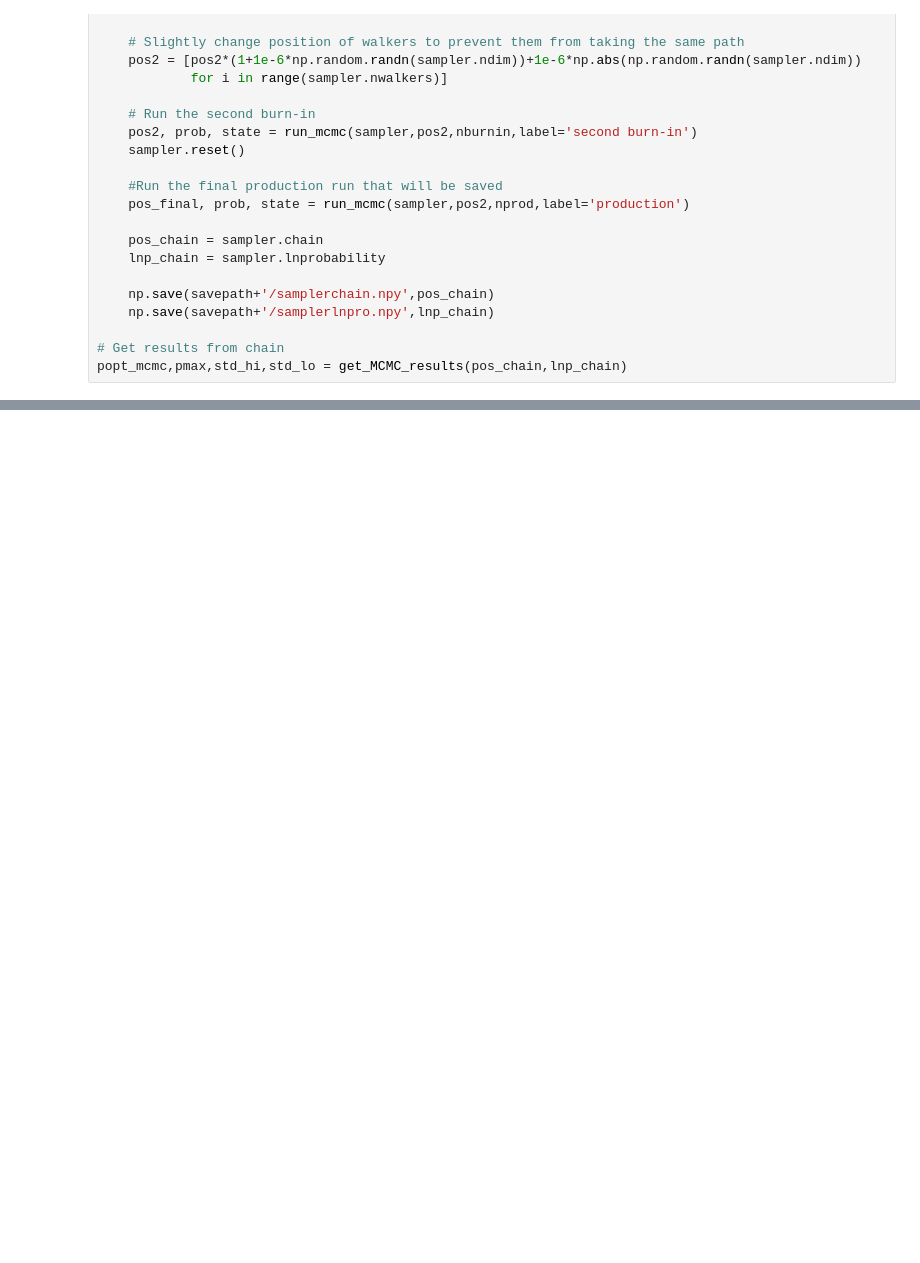
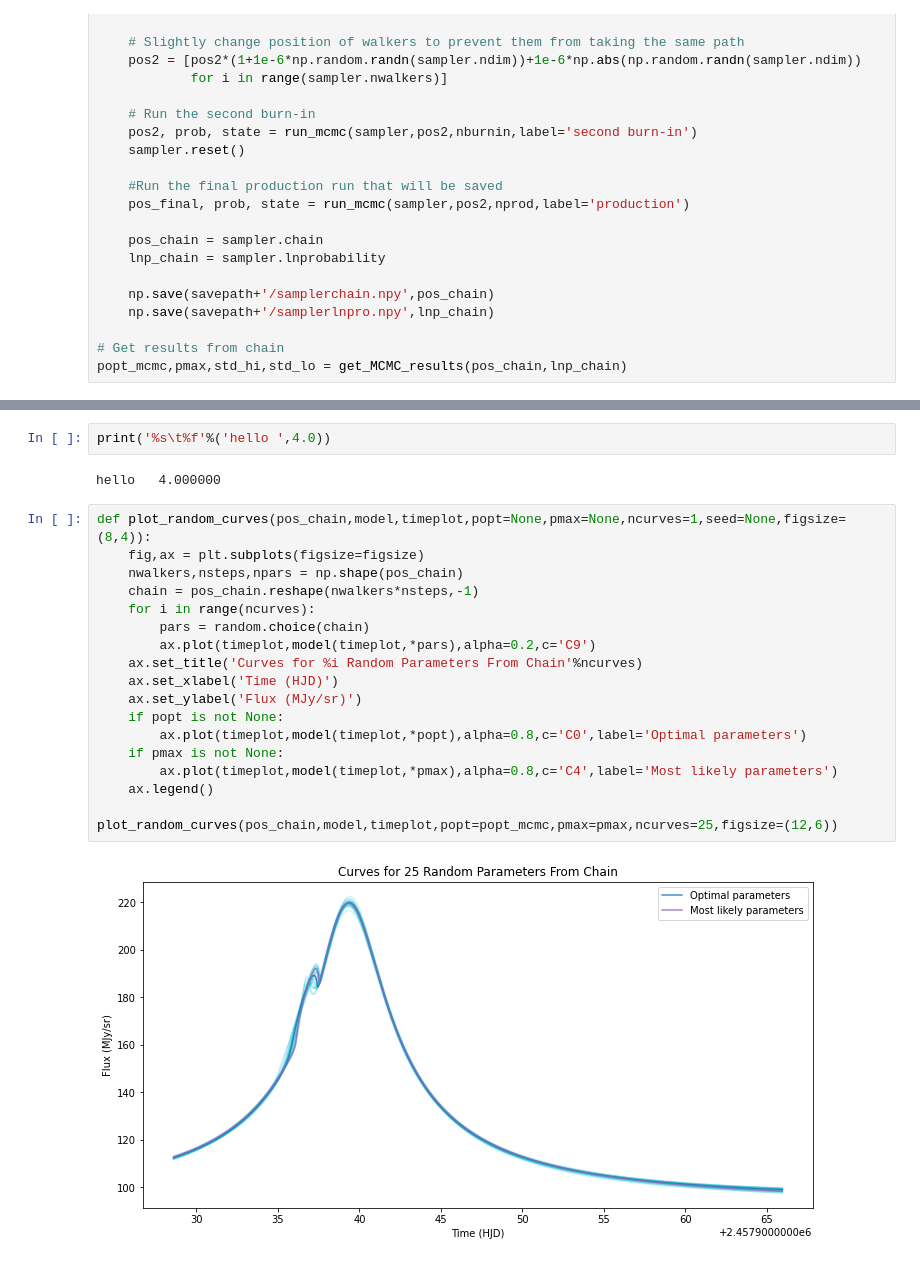
Before and after one commit to tbctk/tbk-Spitzer-ulens, a Jupyter notebook: Spitzer-ulens_Tutorial_ob171140_2lens.ipynb, the cells around one changed output, grey strips where cells are left out. Drawn from its saved outputs; the diff is of its cells as text; blank space fills up the shorter version.

```diff
--- a/Spitzer-ulens_Tutorial_ob171140_2lens.ipynb
+++ b/Spitzer-ulens_Tutorial_ob171140_2lens.ipynb
@@ -276 +291,25 @@ caus,crit,y = model.get_caustics(time,*pmax[[0,1,4,5,6,7,8]])
+# %%
+print('%s\t%f'%('hello ',4.0))
+# %% [output]
+hello   4.000000
+# %%
+def plot_random_curves(pos_chain,model,timeplot,popt=None,pmax=None,ncurves=1,seed=None,figsize=(8,4)):
+    fig,ax = plt.subplots(figsize=figsize)
+    nwalkers,nsteps,npars = np.shape(pos_chain)
+    chain = pos_chain.reshape(nwalkers*nsteps,-1)
+    for i in range(ncurves):
+        pars = random.choice(chain)
+        ax.plot(timeplot,model(timeplot,*pars),alpha=0.2,c='C9')
+    ax.set_title('Curves for %i Random Parameters From Chain'%ncurves)
+    ax.set_xlabel('Time (HJD)')
+    ax.set_ylabel('Flux (MJy/sr)')
+    if popt is not None:
+        ax.plot(timeplot,model(timeplot,*popt),alpha=0.8,c='C0',label='Optimal parameters')
+    if pmax is not None:
+        ax.plot(timeplot,model(timeplot,*pmax),alpha=0.8,c='C4',label='Most likely parameters')
+    ax.legend()
+
+plot_random_curves(pos_chain,model,timeplot,popt=popt_mcmc,pmax=pmax,ncurves=25,figsize=(12,6))
+# %% [output]
+[figure, added]
 # %%
```
Also changed, not shown: parts of 13 cells of this notebook, 5 other files.
